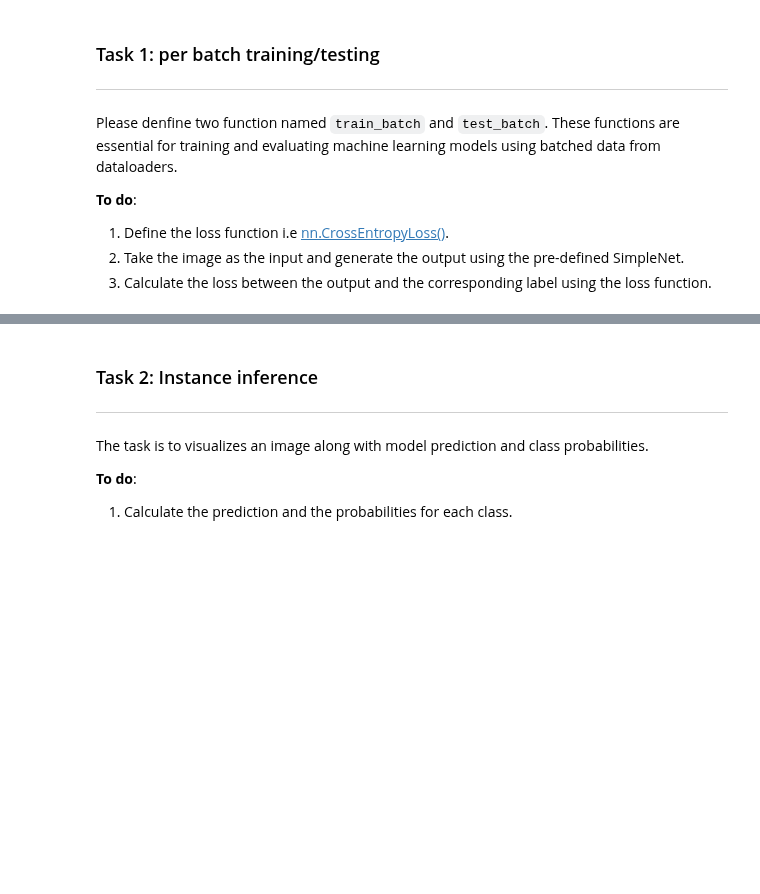
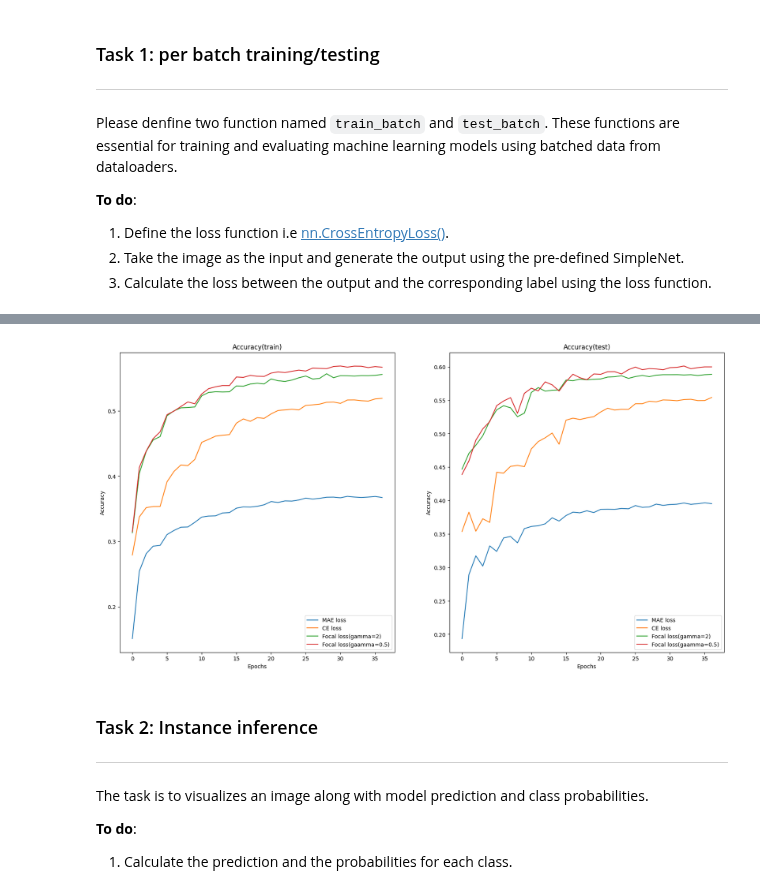
Before and after one commit to SustechSTA303/STA303-Assignment01, a Jupyter notebook: Assignment01.ipynb, the cells around one changed output, grey strips where cells are left out. Saved outputs shown, nothing was run; the diff lists cells and outputs as text; code cells hidden in the pictures; blank space fills up the shorter version.

```diff
--- a/Assignment01.ipynb
+++ b/Assignment01.ipynb
@@ -32,7 +34,7 @@ NUM_CLASS = 10
 
 # Training
 BATCH_SIZE = 128
-NUM_EPOCHS = 30
+NUM_EPOCHS = 50
 EVAL_INTERVAL=1
 SAVE_DIR = './log'
 
@@ -119,3 +134,21 @@ criterion =
+# %%
+##################### Write your answer here ##################
+# Define the loss function
+class FocalLoss(nn.Module):
+    def __init__(self, alpha=0.25, gamma=2):
+        super(FocalLoss, self).__init__()
+        self.alpha = alpha
+        self.gamma = gamma
+
+    def forward(self, inputs, targets):
+        ce_loss = nn.CrossEntropyLoss(reduction='none')(inputs, targets)
+        pt = torch.exp(-ce_loss)
+        focal_loss = self.alpha * (1 - pt) ** self.gamma * ce_loss
+        return focal_loss.mean()
+criterion = nn.L1Loss()
+# criterion = nn.CrossEntropyLoss()
+# criterion = FocalLoss(alpha=0.25, gamma=2)
+###############################################################
 # %%
 def train_batch(model, image, target):
     """
@@ -132,8 +165,8 @@ def train_batch(model, image, target):
     """
 
     ##################### Write your answer here ##################
-    output =
-    loss =
+    output = model(image)
+    loss = criterion(F.softmax(output,dim = 1), F.one_hot(target,num_classes=10))
     ###############################################################
 
     return output, loss
@@ -154,8 +187,8 @@ def test_batch(model, image, target):
     """
 
     ##################### Write your answer here ##################
-    output =
-    loss =
+    output = model(image)
+    loss = criterion(F.softmax(output,dim = 1), F.one_hot(target,num_classes=10))
     ###############################################################
 
     return output, loss
@@ -257,3 +686,22 @@ for epoch in range(NUM_EPOCHS):
+# %%
+fig, ax = plt.subplots(1, 2,figsize=(20,10))
+m = min(end_epoch_f5,end_epoch_f2,end_epoch_m,end_epoch_c)
+x = np.arange(m)
+ax[0].plot(x,training_acc_m[0:m], label='MAE loss')
+ax[0].plot(x,training_acc_c[0:m], label='CE loss')
+ax[0].plot(x,training_acc_f2[0:m], label='Focal loss(gamma=2)')
+ax[0].plot(x,training_acc_f5[0:m], label='Focal loss(gaamma=0.5)')
+ax[0].legend()
+ax[0].set(title='Accuracy(train)', xlabel='Epochs', ylabel='Accuracy')
+ax[1].plot(x,testing_acc_m[0:m], label='MAE loss')
+ax[1].plot(x,testing_acc_c[0:m], label='CE loss')
+ax[1].plot(x,testing_acc_f2[0:m], label='Focal loss(gamma=2)')
+ax[1].plot(x,testing_acc_f5[0:m], label='Focal loss(gaamma=0.5)')
+ax[1].legend()
+ax[1].set(title='Accuracy(test)', xlabel='Epochs', ylabel='Accuracy')
+plt.savefig("all.jpg")
+# %% [output]
+[figure, added]
 # %% [markdown]
 ### Task 2: Instance inference
 ---
```
Also changed, not shown: parts of 9 cells of this notebook, 12 other files.
